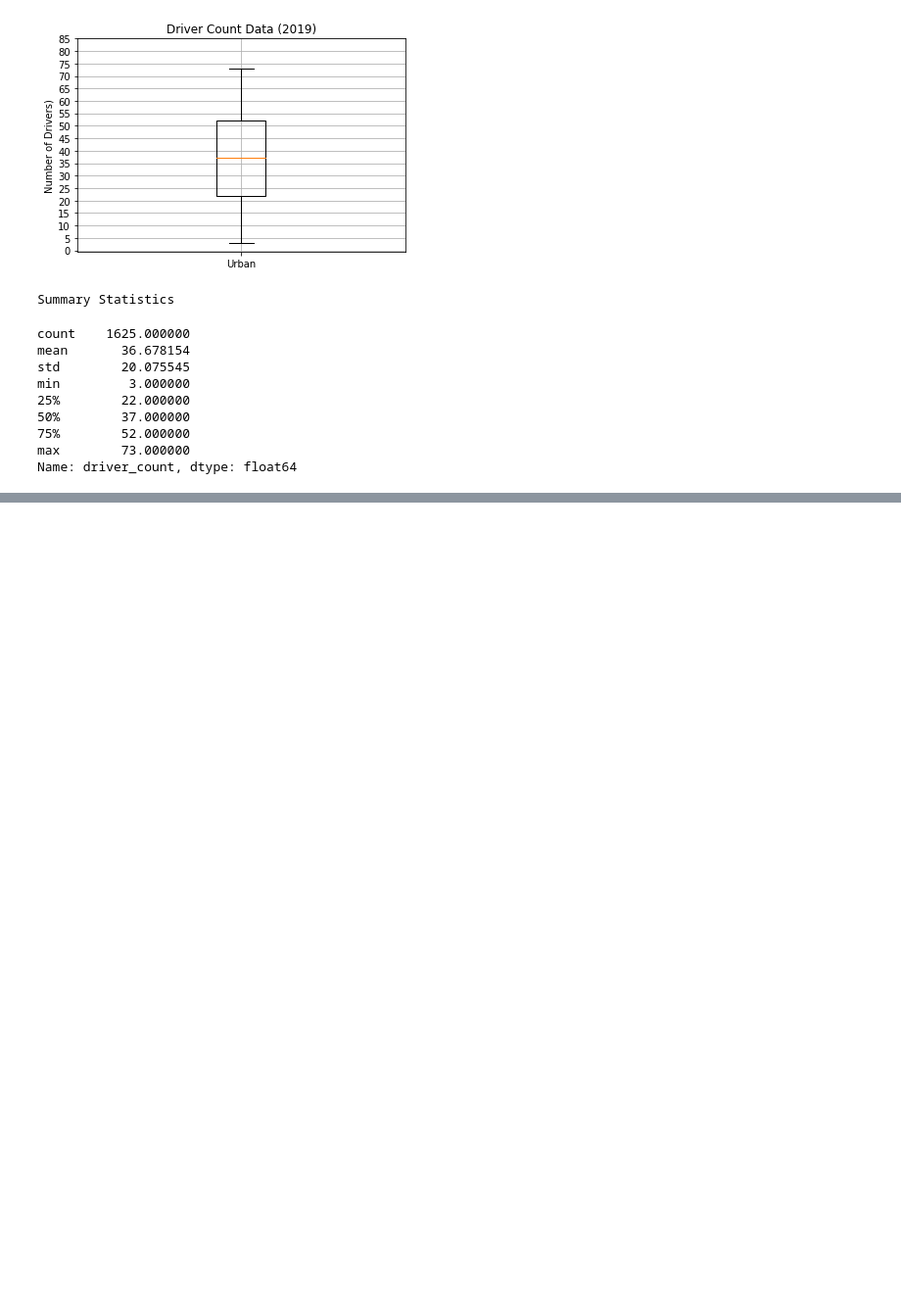
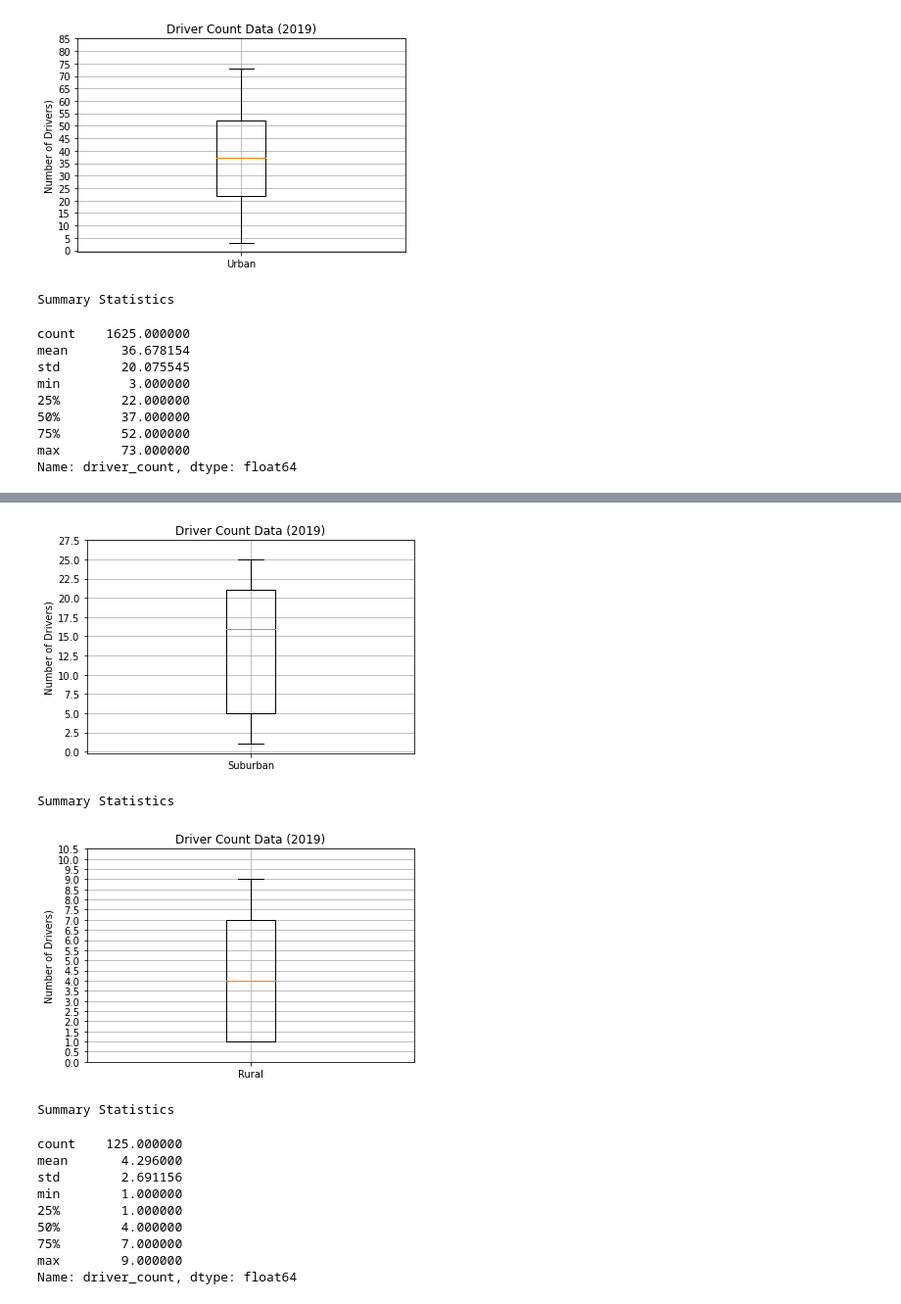
Before and after one commit to JSmith1826/PyBer_Analysis, a Jupyter notebook: PyBer.ipynb, the cells around one changed output, grey strips where cells are left out. Shown at 98% size. Drawn from its saved outputs; the diff is of its cells as text; code cells hidden in the pictures; blank space fills up the shorter version.

```diff
--- a/PyBer.ipynb
+++ b/PyBer.ipynb
@@ -433,4 +433,8 @@ The mode fare price for urban trips is ModeResult(mode=array([22.86]), count=arr
 # Get the driver count data from the urban cities.
 urban_drivers = urban_cities_df['driver_count']
 urban_drivers.head()
+
+# Create driver data for rural drivers
+rural_drivers = rural_cities_df['driver_count']
+rural_drivers.head()
 # %% [output]
@@ -618,0 +642,42 @@ Name: driver_count, dtype: float64
+# %%
+# End of text box.
+# SKILL DRILL
+# Create a box-and-whisker plot that has all three city types' driver count data in one box-and-whisker plot that looks similar to the following image. Save this combined box-and-whisker plot as Fig4.png in your "analysis" folder.
+x_labels = ["Suburban"]
+fig, ax = plt.subplots()
+ax.boxplot(suburban_drivers,labels=x_labels)
+# Add the title, y-axis label and grid.
+ax.set_title('Driver Count Data (2019)')
+ax.set_ylabel('Number of Drivers)')
+ax.set_yticks(np.arange(0, 30, step=2.5))
+ax.grid()
+plt.show()
+print("Summary Statistics")
+suburban_drivers.describe()
+
+# This is for rural drivers
+x_labels = ["Rural"]
+fig, ax = plt.subplots()
+ax.boxplot(rural_drivers,labels=x_labels)
+# Add the title, y-axis label and grid.
+ax.set_title('Driver Count Data (2019)')
+ax.set_ylabel('Number of Drivers)')
+ax.set_yticks(np.arange(0, 11, step=.5))
+ax.grid()
+plt.show()
+print("Summary Statistics")
+rural_drivers.describe()
+# %% [output]
+[figure, added]
+Summary Statistics
+[figure, added]
+Summary Statistics
+count    125.000000
+mean       4.296000
+std        2.691156
+min        1.000000
+25%        1.000000
+50%        4.000000
+75%        7.000000
+max        9.000000
+Name: driver_count, dtype: float64
```
Also changed, not shown: parts of 4 cells of this notebook, 1 other file.
